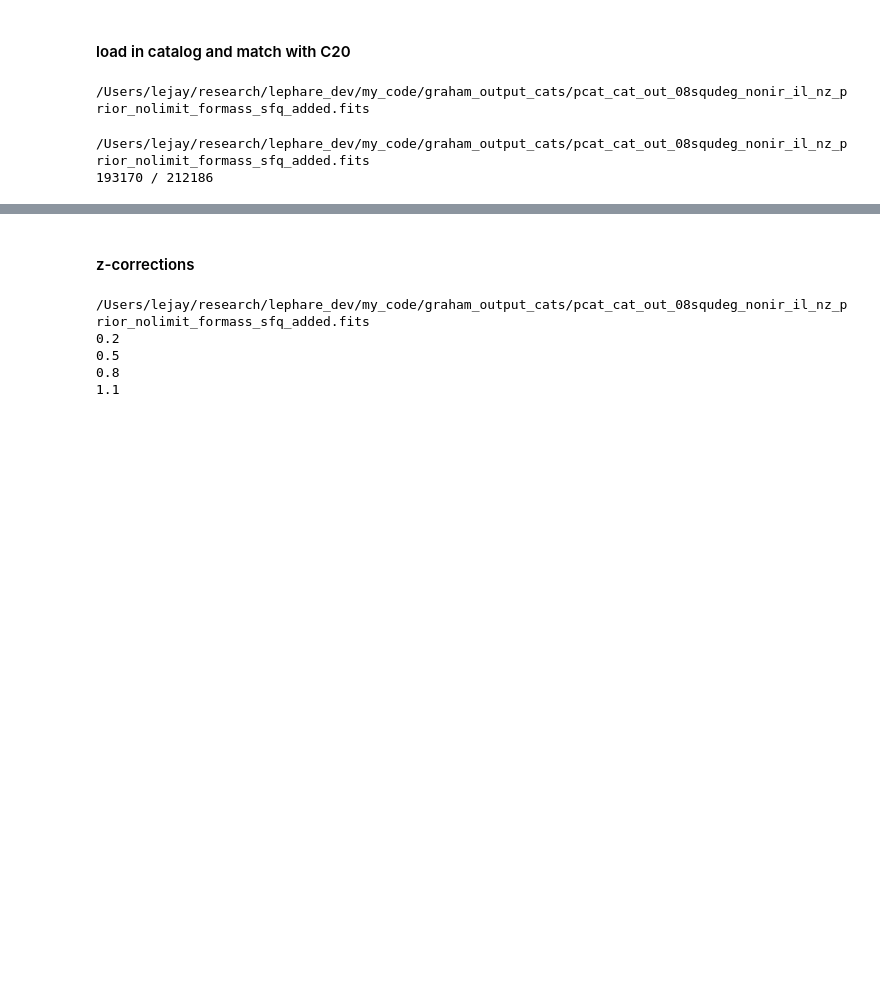
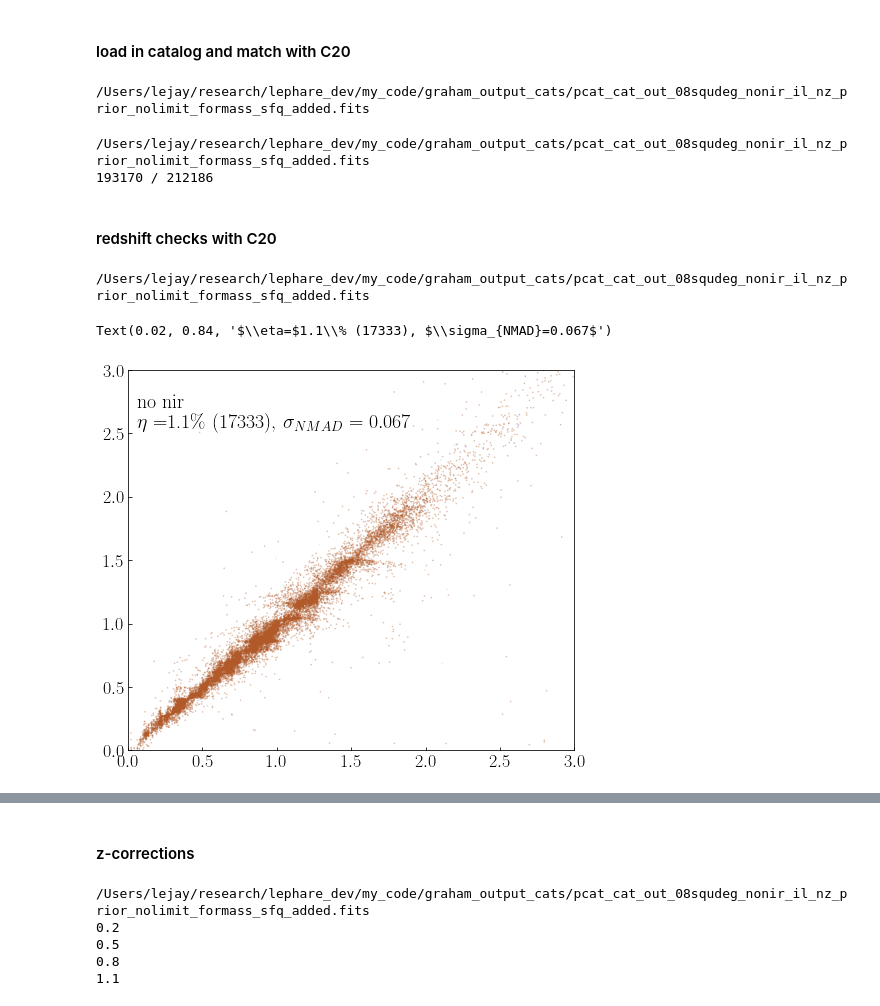
Before and after one commit to LejayChen/massive_gals, a Jupyter notebook: lephare_pcat_checks.ipynb, the cells around one changed output, grey strips where cells are left out. Cells and saved outputs as stored; diff of their text form; code cells hidden in the pictures; blank space fills up the shorter version.

```diff
--- a/lephare_pcat_checks.ipynb
+++ b/lephare_pcat_checks.ipynb
@@ -30,10 +30,9 @@ detect_limit = '_nolimit'
 nz_prior = '_nz_prior'
 sfq_added = '_sfq_added'
 cat_output_nonir_name = graham_output_dir+'pcat_cat_out'+name_tag+'_nonir_il'+nz_prior+detect_limit+'_formass'+sfq_added+'.fits'
+print(cat_output_nonir_name)
+# %% [output]
+/Users/lejay/research/lephare_dev/my_code/graham_output_cats/pcat_cat_out_08squdeg_nonir_il_nz_prior_nolimit_formass_sfq_added.fits
-# %%
-print(cat_output_nonir_name)
-# %% [output]
-/Users/lejay/research/lephare_dev/my_code/graham_output_cats/pcat_cat_out_08squdeg_nonir_il_nz_prior_nolimit_formass_sfq_added.fits
 # %%
 cat_output_name = cat_output_nonir_name
 cat_c20_name = '/Volumes/LejaySSD/COSMOS2020/COSMOS2020_CLASSIC_R1_v2.0_15bands_photoz_sfq_added.fits'
@@ -107,3 +106,43 @@ else:
 # %% [output]
 /Users/lejay/research/lephare_dev/my_code/graham_output_cats/pcat_cat_out_08squdeg_nonir_il_nz_prior_nolimit_formass_sfq_added.fits
 193170 / 212186
+# %% [markdown]
+#### redshift checks with C20
+# %%
+# redshift comparison
+
+sfq = 'all'
+z_keyname = 'Z_COMBINE'
+
+cat_name = cat_output_nonir_name
+print(cat_name)
+cat_output_c20added = Table.read(cat_name.replace('_sfq_added.fits','c20added.fits'))
+cat_output_c20added = cat_output_c20added[cat_output_c20added['lp_zPDF']>0]
+
+flag_photoz = cat_output_c20added['flag_photoz']==1  # internally consistent photoz within C20 catalog
+flag_optical = cat_output_c20added['flag_optical']
+flag_irac = cat_output_c20added['flag_irac']
+flag_nir = cat_output_c20added['flag_nir']
+
+# only show galaxies with good photo
+cond_filters = (flag_optical>2) & (flag_irac>=1)
+
+# COSMOS consistent photoz objects only
+cond = flag_photoz & cond_filters
+
+fig, axs = plt.subplots(1, 1, figsize = (8, 7))
+plt.scatter(cat_output_c20added[cond]['lp_zPDF'], cat_output_c20added[cond][z_keyname],s=0.5,c=flag_filter[cond],alpha=0.3,cmap='Paired')
+plt.xlim([0,3])
+plt.ylim([0,3])
+
+# print out outlier fraction
+outlier_factor = 0.15
+num_outliers_15 = len(cat_output_c20added[cond][abs(cat_output_c20added[cond]['lp_zPDF']-cat_output_c20added[cond][z_keyname])>outlier_factor*(1+cat_output_c20added[cond]['lp_zPDF'])])
+deltaz = np.array(cat_output_c20added[cond]['Z_ML']-cat_output_c20added[cond]['lp_zPDF'])
+sigma = 1.4826*np.median(abs(deltaz - np.median(deltaz)))
+plt.annotate('no nir',xy=([0.02,0.9]),xycoords='axes fraction',fontsize=20,color='k')
+plt.annotate('$\eta=$'+str(round(num_outliers_15/len(cat_output_c20added[cond])*100,1))+'\% '+'('+str(len(flag_filter[cond]))+'), $\sigma_{NMAD}='+str(round(sigma,3))+'$',xy=([0.02,0.84]),xycoords='axes fraction',fontsize=20,color='k')
+# %% [output]
+/Users/lejay/research/lephare_dev/my_code/graham_output_cats/pcat_cat_out_08squdeg_nonir_il_nz_prior_nolimit_formass_sfq_added.fits
+Text(0.02, 0.84, '$\\eta=$1.1\\% (17333), $\\sigma_{NMAD}=0.067$')
+[figure, added]
```
Also changed, not shown: parts of 7 cells of this notebook, 3 other files.
